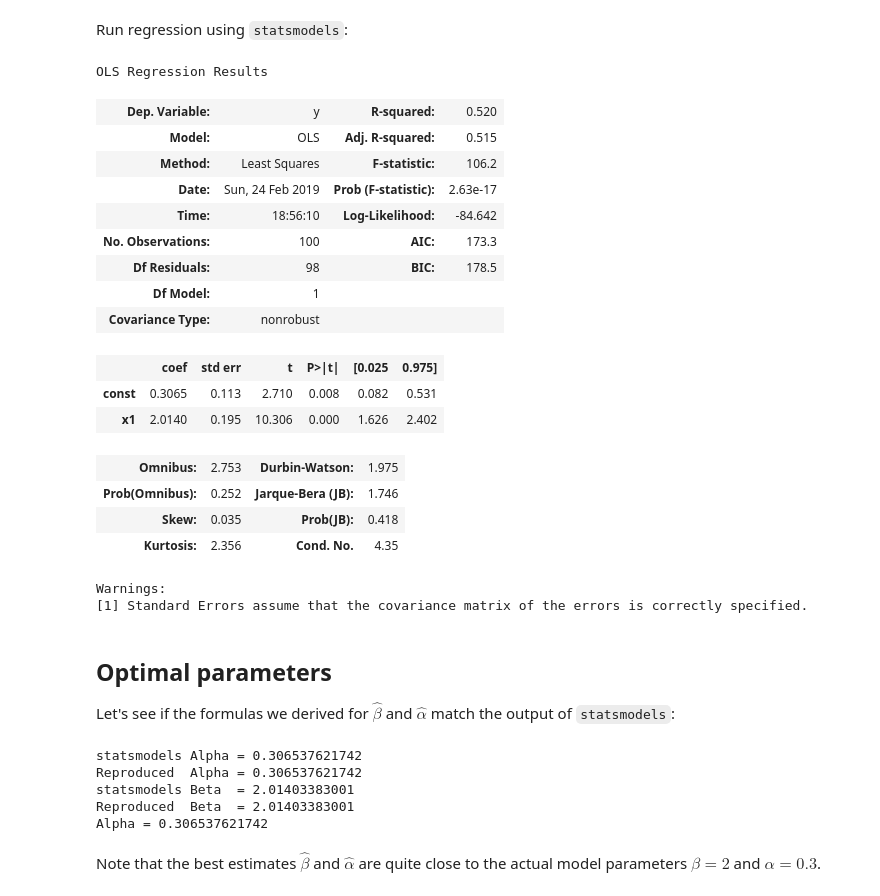
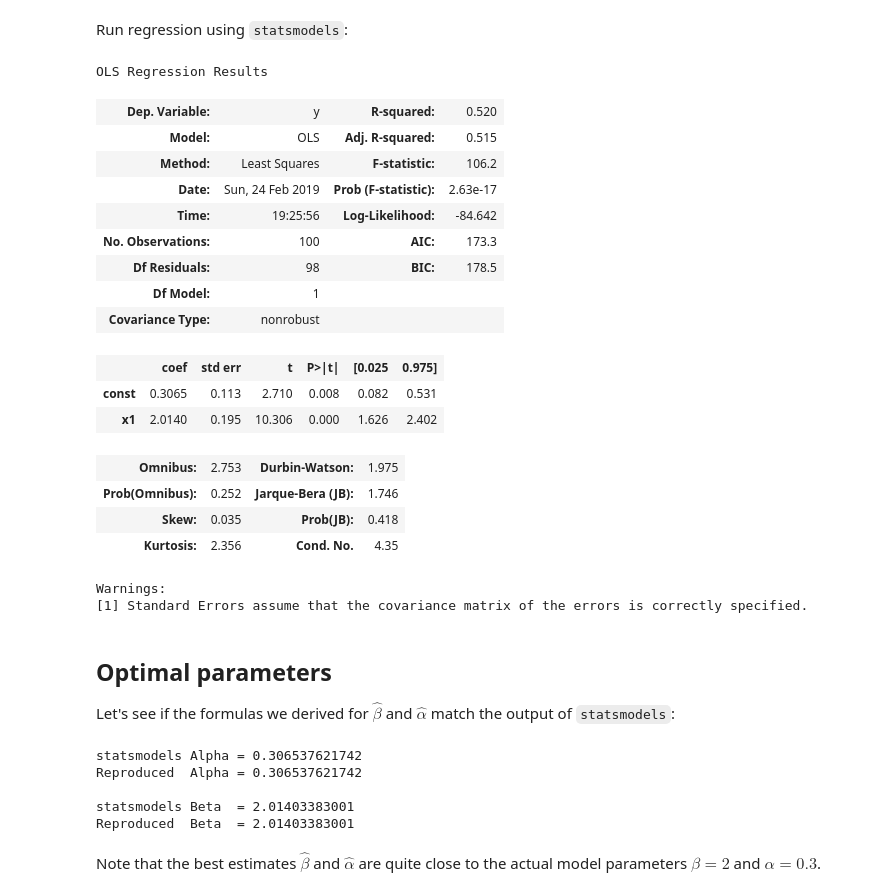
Before and after one commit to siavashaslanbeigi/stats_notes, a Jupyter notebook: linreg.ipynb, the cells around one changed output. Saved outputs shown, nothing was run; the diff lists cells and outputs as text; code cells hidden in the pictures.

Commit message:
Minor cleanups in linear regression notebook.

```diff
--- a/linreg.ipynb
+++ b/linreg.ipynb
@@ -62,16 +62,15 @@ plt.scatter(x, y);
 # %% [markdown]
 Run regression using `statsmodels`:
 # %%
-X = np.column_stack([np.ones(len(x)), x])
-model = regression.linear_model.OLS(y, X).fit()
+model = regression.linear_model.OLS(y, np.column_stack([np.ones(len(x)), x])).fit()
 model.summary()
 # %% [output]
 OLS Regression Results
 | Dep. Variable: | y | R-squared: | 0.520 |
 | Model: | OLS | Adj. R-squared: | 0.515 |
 | Method: | Least Squares | F-statistic: | 106.2 |
 | Date: | Sun, 24 Feb 2019 | Prob (F-statistic): | 2.63e-17 |
-| Time: | 18:56:10 | Log-Likelihood: | -84.642 |
+| Time: | 19:25:56 | Log-Likelihood: | -84.642 |
 | No. Observations: | 100 | AIC: | 173.3 |
 | Df Residuals: | 98 | BIC: | 178.5 |
 | Df Model: | 1 |  |  |
@@ -90,19 +89,23 @@ Warnings:
 
 Let's see if the formulas we derived for $\hat{\beta}$ and $\hat{\alpha}$ match the output of `statsmodels`:
 # %%
-beta = np.cov(x, y, bias=True)[0, 1] / np.var(x)
-alpha = np.mean(y) - beta * np.mean(x)
+xmean = np.mean(x)
+xvar = np.var(x)
+ymean = np.mean(y)
+
+beta = np.cov(x, y, bias=True)[0, 1] / xvar
+alpha = ymean - beta * xmean
 print("statsmodels Alpha = {}".format(model.params[0]))
 print("Reproduced  Alpha = {}".format(alpha))
+print("")
 print("statsmodels Beta  = {}".format(model.params[1]))
 print("Reproduced  Beta  = {}".format(beta))
-print("Alpha = {}".format(alpha))
 # %% [output]
 statsmodels Alpha = 0.306537621742
 Reproduced  Alpha = 0.306537621742
+
 statsmodels Beta  = 2.01403383001
 Reproduced  Beta  = 2.01403383001
-Alpha = 0.306537621742
 # %% [markdown]
 Note that the best estimates $\hat{\beta}$ and $\hat{\alpha}$ are quite close to the actual model parameters $\beta=2$ and $\alpha=0.3$.
 # %% [markdown]
```
Also changed, not shown: parts of 10 cells of this notebook.
